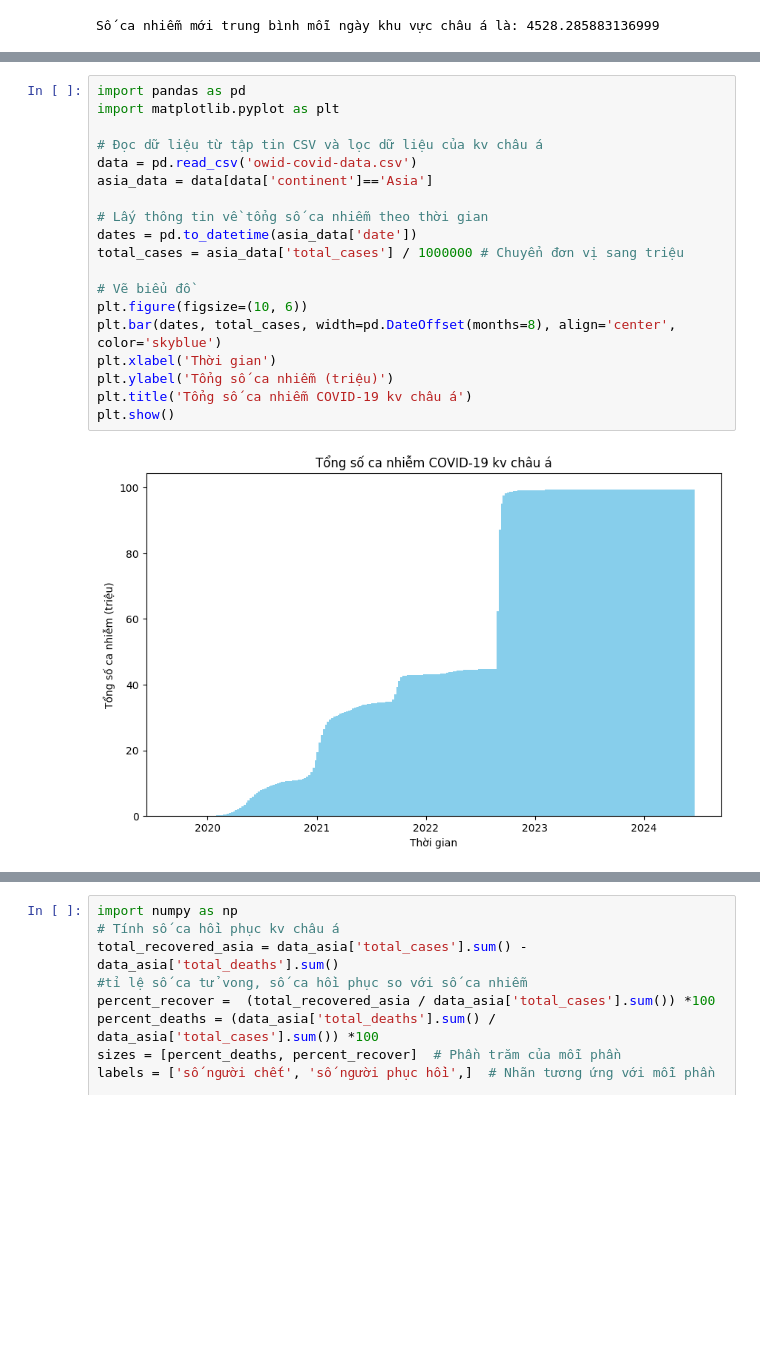
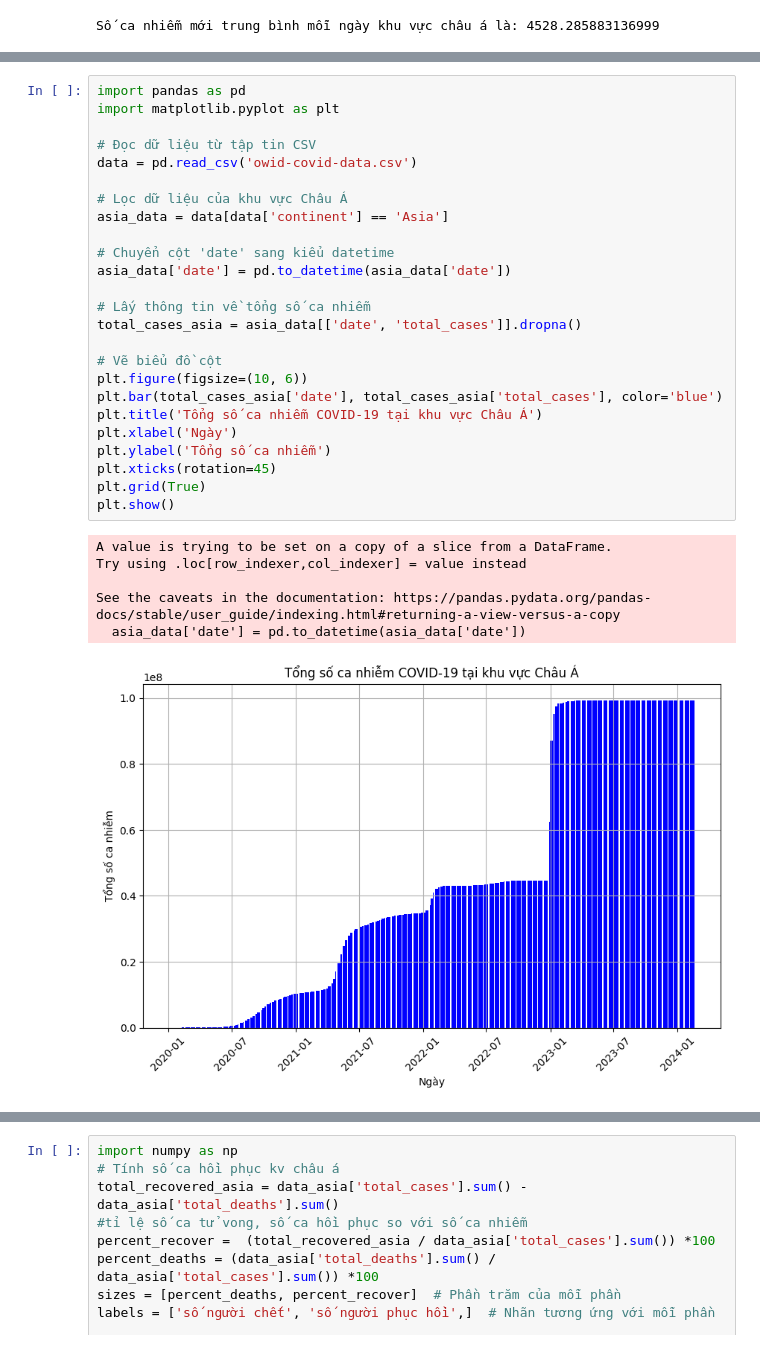
Before and after one commit to hoanganhloan172/Covid_19_analysis_by_PHA_DTD, a Jupyter notebook: BTL CUỐI KÌ/bài_tập_lớn_python.ipynb, the cells around one changed output, grey strips where cells are left out. Saved outputs shown, nothing was run; the diff lists cells and outputs as text; blank space fills up the shorter version.

```diff
--- a/BTL CUỐI KÌ/bài_tập_lớn_python.ipynb
+++ b/BTL CUỐI KÌ/bài_tập_lớn_python.ipynb
@@ -130,21 +175,32 @@ Mức tăng hàng ngày về số ca tử vong kv châu á là: 26.4114663409990
 # %%
 import pandas as pd
 import matplotlib.pyplot as plt
 
-# Đọc dữ liệu từ tập tin CSV và lọc dữ liệu của kv châu á
+# Đọc dữ liệu từ tập tin CSV
 data = pd.read_csv('owid-covid-data.csv')
-asia_data = data[data['continent']=='Asia']
 
-# Lấy thông tin về tổng số ca nhiễm theo thời gian
-dates = pd.to_datetime(asia_data['date'])
-total_cases = asia_data['total_cases'] / 1000000 # Chuyển đơn vị sang triệu
+# Lọc dữ liệu của khu vực Châu Á
+asia_data = data[data['continent'] == 'Asia']
 
-# Vẽ biểu đồ
+# Chuyển cột 'date' sang kiểu datetime
+asia_data['date'] = pd.to_datetime(asia_data['date'])
+
+# Lấy thông tin về tổng số ca nhiễm
+total_cases_asia = asia_data[['date', 'total_cases']].dropna()
+
+# Vẽ biểu đồ cột
 plt.figure(figsize=(10, 6))
-plt.bar(dates, total_cases, width=pd.DateOffset(months=8), align='center', color='skyblue')
-plt.xlabel('Thời gian')
-plt.ylabel('Tổng số ca nhiễm (triệu)')
-plt.title('Tổng số ca nhiễm COVID-19 kv châu á')
+plt.bar(total_cases_asia['date'], total_cases_asia['total_cases'], color='blue')
+plt.title('Tổng số ca nhiễm COVID-19 tại khu vực Châu Á')
+plt.xlabel('Ngày')
+plt.ylabel('Tổng số ca nhiễm')
+plt.xticks(rotation=45)
+plt.grid(True)
 plt.show()
 # %% [output]
+A value is trying to be set on a copy of a slice from a DataFrame.
+Try using .loc[row_indexer,col_indexer] = value instead
+
+See the caveats in the documentation: https://pandas.pydata.org/pandas-docs/stable/user_guide/indexing.html#returning-a-view-versus-a-copy
+  asia_data['date'] = pd.to_datetime(asia_data['date'])
-[figure, old version]
+[figure, new version]
```
Also changed, not shown: parts of 33 cells of this notebook.
